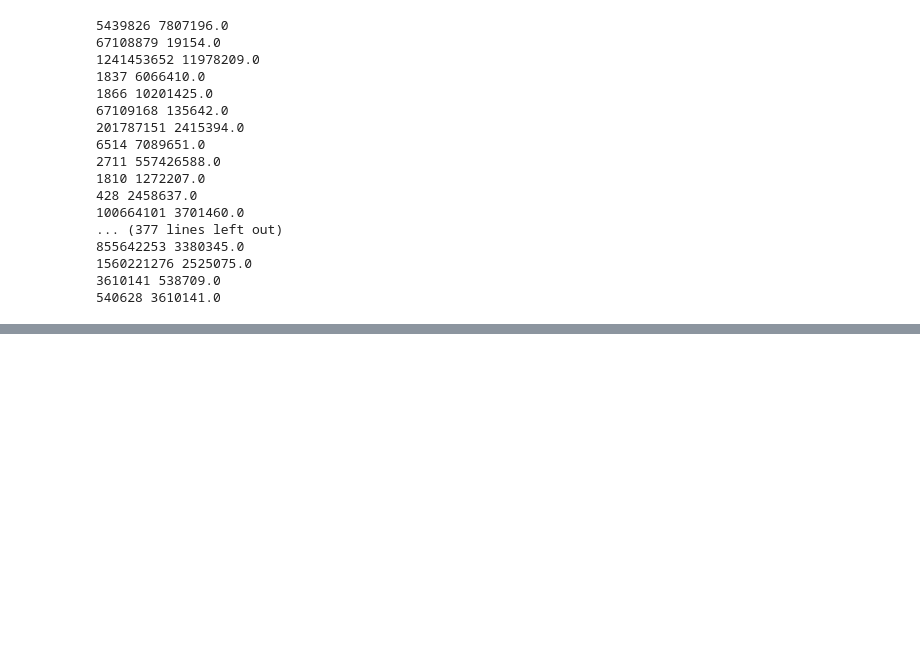
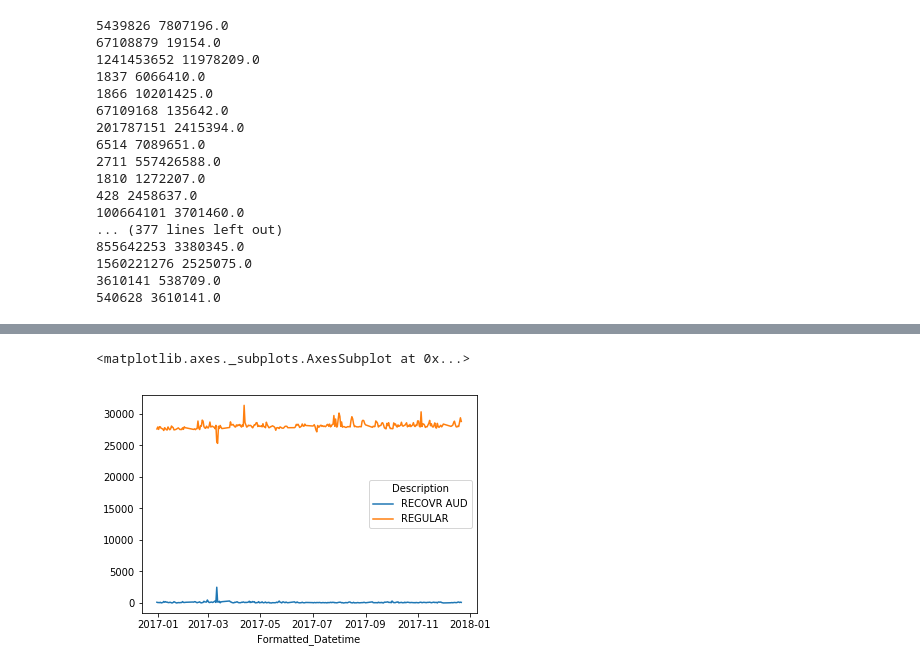
Before and after one commit to XuanX111/dsp_project1, a Jupyter notebook: mta_turnstile_analysis.ipynb, the cells around one changed output, grey strips where cells are left out. Drawn from its saved outputs; the diff is of its cells as text; code cells hidden in the pictures; blank space fills up the shorter version.

Commit message:
Explored and plotted RECVR AUD count over time, overall and for 2 specific stations

```diff
--- a/mta_turnstile_analysis.ipynb
+++ b/mta_turnstile_analysis.ipynb
@@ -311,0 +319,7 @@ daily_data.head()
+# %%
+# plotting the description counts over the duration of the time period of the data
+
+data.groupby([data.Formatted_Datetime.dt.date,'Description']).Description.count().unstack().plot()
+# %% [output]
+<matplotlib.axes._subplots.AxesSubplot at 0x...>
+[figure, added]
```
Also changed, not shown: parts of 13 cells of this notebook.
